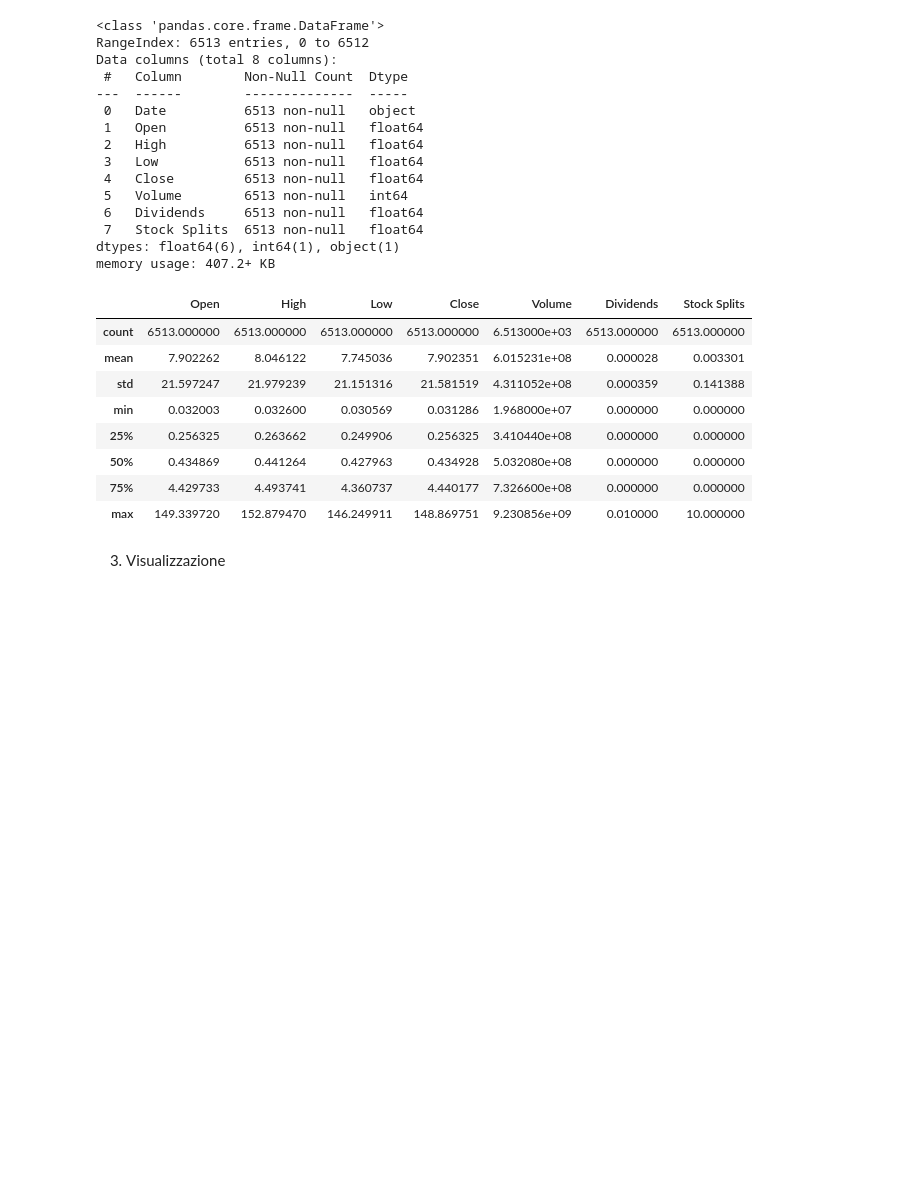
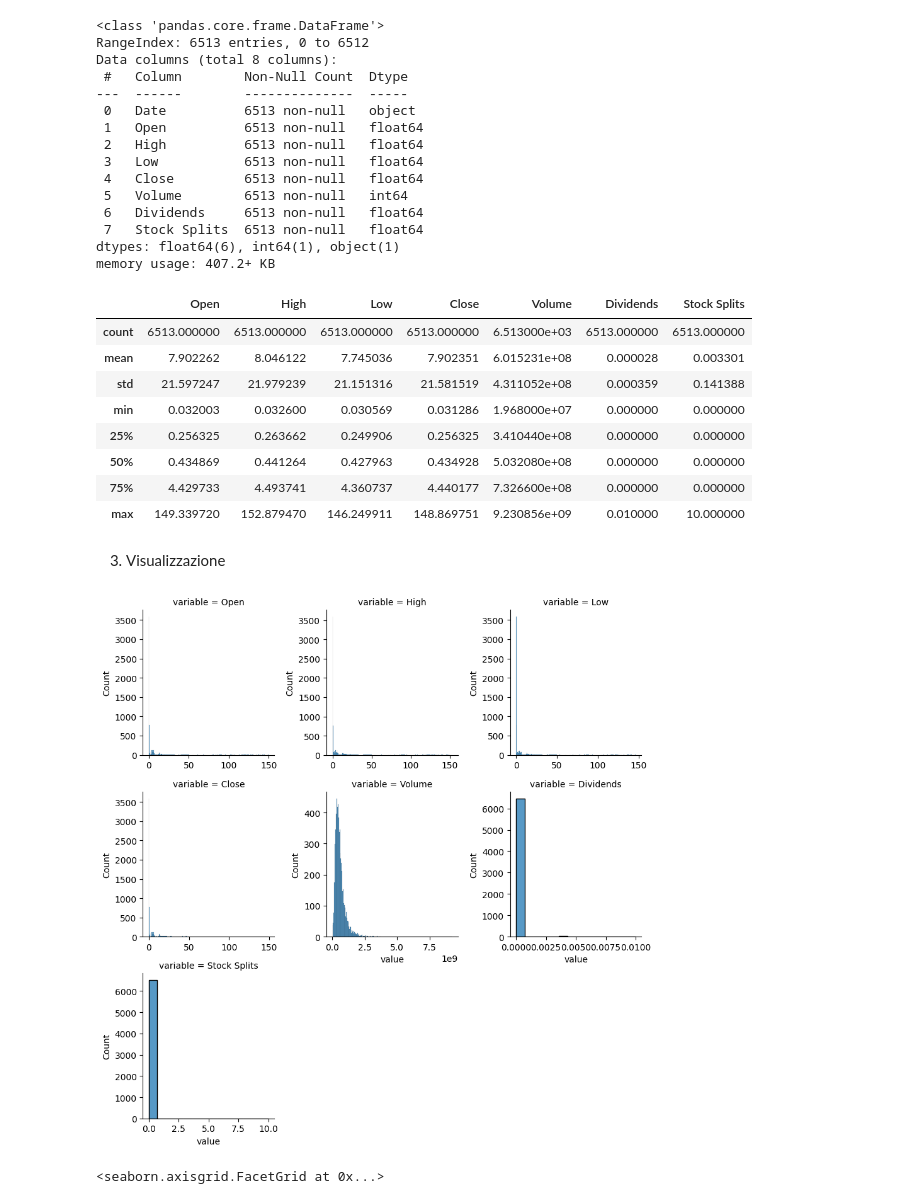
Before and after one commit to Matt32302/AnalisiNVIDIA, a Jupyter notebook: Analisi.ipynb, the cells around one changed output. Drawn from its saved outputs; the diff is of its cells as text; code cells hidden in the pictures; blank space fills up the shorter version.

```diff
--- a/Analisi.ipynb
+++ b/Analisi.ipynb
@@ -28,6 +28,8 @@ Descrizione tabella:
 - Stock Splits: Eventuali frazionamenti azionari.
 # %% [markdown]
 2) Analisi Esplorativa dei dati (EDA)
+# %%
+df['Date'] = pd.to_datetime(df['Date'])
 # %%
 df.info()
 # %% [output]
@@ -69,0 +77,20 @@ fig.show()
+# %%
+def viz(df, types):
+    # Reshape the dataframe to long format
+    f = pd.melt(df, value_vars=df.select_dtypes(include=['number']).columns)
+
+    # Create a FacetGrid for the different columns
+    g = sns.FacetGrid(f, col="variable", col_wrap=3, sharex=False, sharey=False)
+
+    # Map the function to the grid; `types` should be sns.histplot or similar
+    g = g.map(types, "value")
+
+    # Show the plot
+    plt.show()
+    return g
+
+# Esempio di visualizzazione dell'istogramma
+viz(df, sns.histplot)
+# %% [output]
+[figure, added]
+<seaborn.axisgrid.FacetGrid at 0x...>
```
Also changed, not shown: parts of 14 cells of this notebook, 3 other files.
